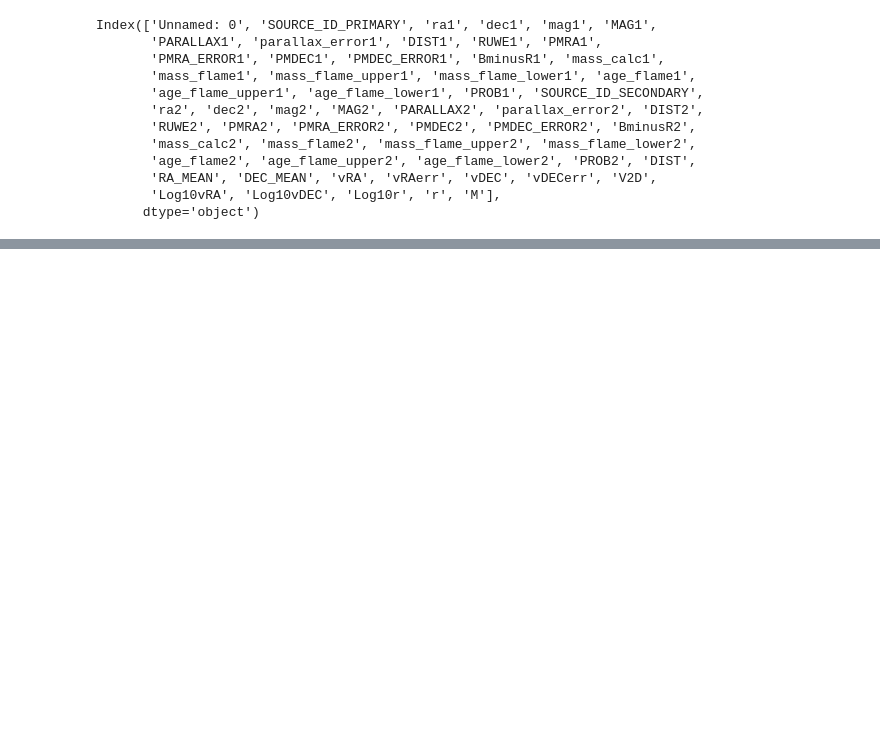
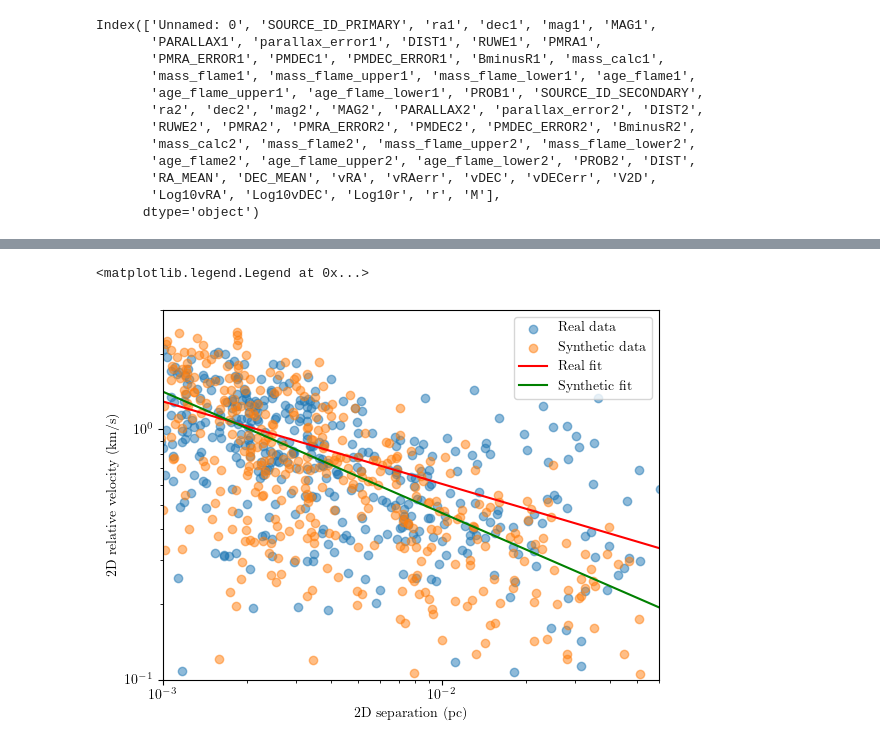
Before and after one commit to aaguayoo/binary-statistics, a Jupyter notebook: python/notebooks/binary_data.ipynb, the cells around one changed output, grey strips where cells are left out. Drawn from its saved outputs; the diff is of its cells as text; code cells hidden in the pictures; blank space fills up the shorter version.

```diff
--- a/python/notebooks/binary_data.ipynb
+++ b/python/notebooks/binary_data.ipynb
@@ -140,0 +271,29 @@ $$
+# %%
+## Initialize figure
+fig, ax = plt.subplots()
+
+## Scatter plot of the binaries data.
+ax.scatter(binary_dataframe["r"], binary_dataframe["V2D"], alpha=0.5, label="Real data")
+ax.scatter(binary_dataframe["r"], binary_dataframe["synV2D"], alpha=0.5, label="Synthetic data")
+
+## Linear plot of the power law fit.
+params, params_covariance = curve_fit(power_law, binary_dataframe["r"], binary_dataframe["V2D"])
+C, alpha = params
+x = np.linspace(0.001, 0.06, 1000)
+ax.plot(x, power_law(x, C, alpha), color="red", label="Real fit")
+params, params_covariance = curve_fit(power_law, binary_dataframe["r"], binary_dataframe["synV2D"])
+C, alpha = params
+x = np.linspace(0.001, 0.06, 1000)
+ax.plot(x, power_law(x, C, alpha), color="green", label="Synthetic fit")
+
+## Update figure layout
+plt.xscale("log")
+plt.yscale("log")
+ax.set_xlim(0.001,0.06)
+ax.set_ylim(0.1,3)
+ax.set_xlabel("2D separation (pc)")
+ax.set_ylabel("2D relative velocity (km/s)")
+plt.legend()
+# %% [output]
+<matplotlib.legend.Legend at 0x...>
+[figure, added]
```
Also changed, not shown: parts of 40 cells of this notebook.
